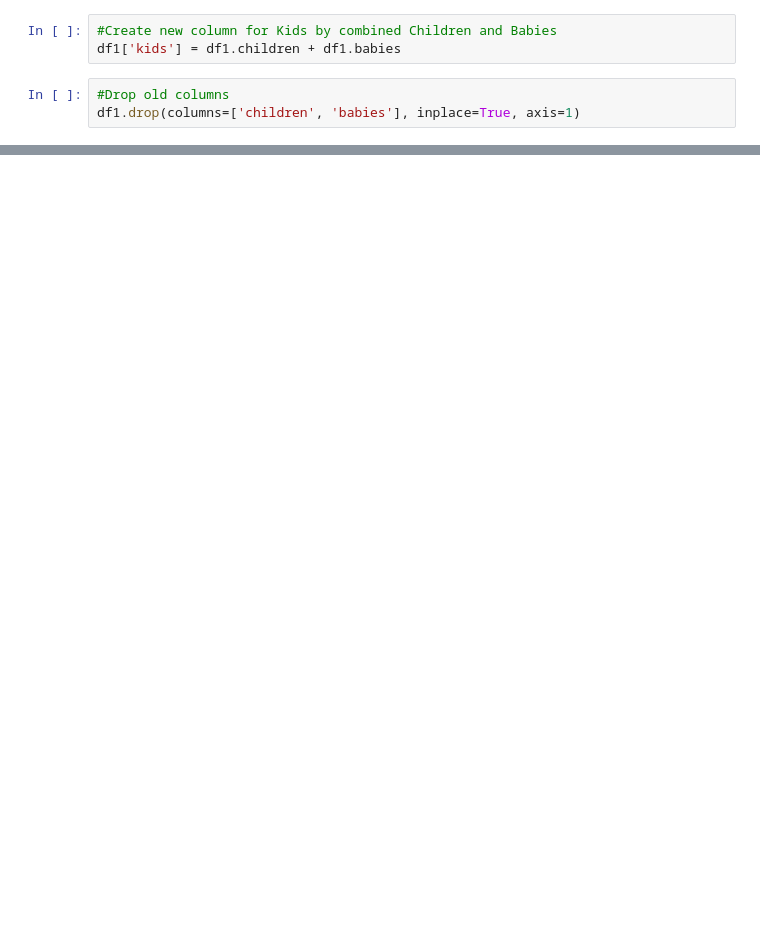
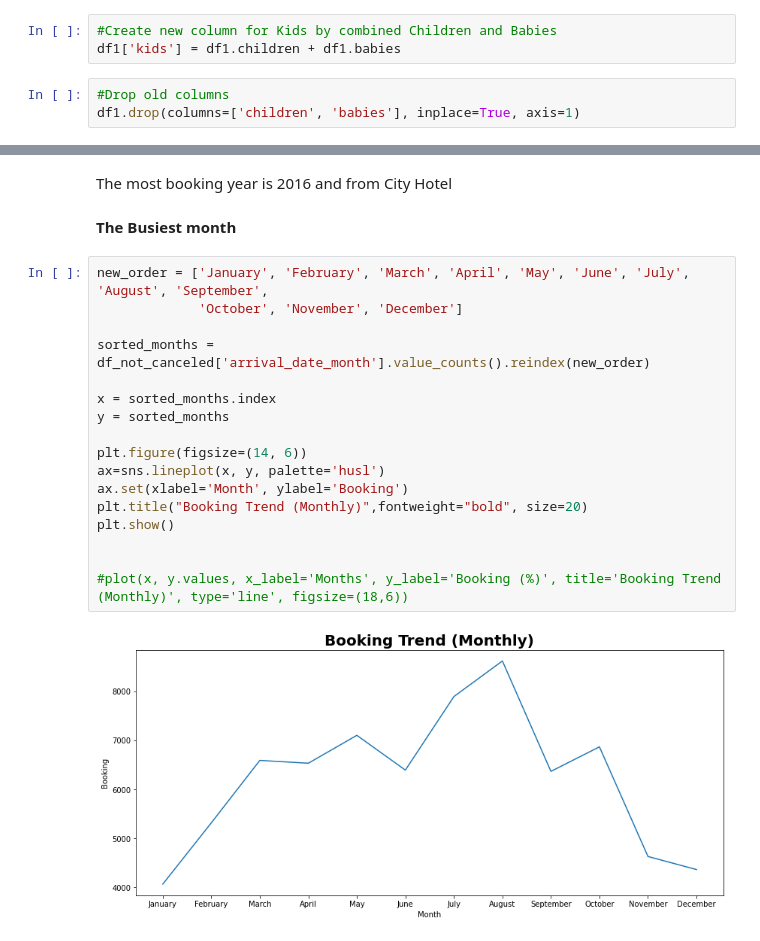
Before and after one commit to duongcao4791/CMPE-255, a Jupyter notebook: HW1/DuongCao_Assignment_1.ipynb, the cells around one changed output, grey strips where cells are left out. Drawn from its saved outputs; the diff is of its cells as text; blank space fills up the shorter version.

```diff
--- a/HW1/DuongCao_Assignment_1.ipynb
+++ b/HW1/DuongCao_Assignment_1.ipynb
@@ -216,0 +287,23 @@ df1.head()
+# %% [markdown]
+The most booking year is 2016 and from City Hotel
+# %% [markdown]
+**The Busiest month**
+# %%
+new_order = ['January', 'February', 'March', 'April', 'May', 'June', 'July', 'August', 'September',
+             'October', 'November', 'December']
+
+sorted_months = df_not_canceled['arrival_date_month'].value_counts().reindex(new_order)
+
+x = sorted_months.index
+y = sorted_months
+
+plt.figure(figsize=(14, 6))
+ax=sns.lineplot(x, y, palette='husl')
+ax.set(xlabel='Month', ylabel='Booking')
+plt.title("Booking Trend (Monthly)",fontweight="bold", size=20)
+plt.show()
+
+
+#plot(x, y.values, x_label='Months', y_label='Booking (%)', title='Booking Trend (Monthly)', type='line', figsize=(18,6))
+# %% [output]
+[figure, added]
```
Also changed, not shown: parts of 20 cells of this notebook.
